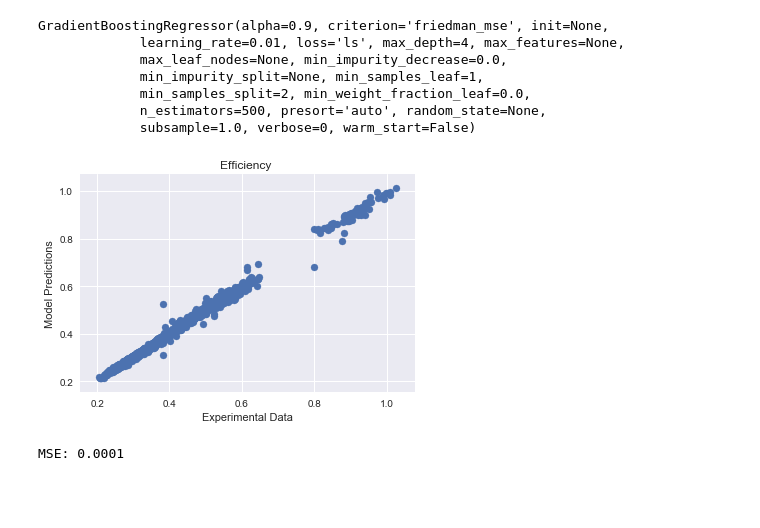
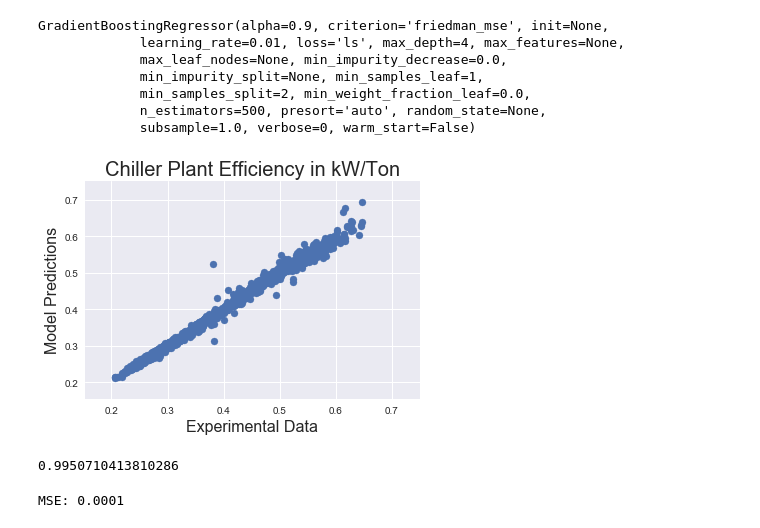
Before and after one commit to optichill/optichill, a Jupyter notebook: optichill/Decision-trees.ipynb, the cells around one changed output. Cells and saved outputs as stored; diff of their text form; code cells hidden in the pictures; blank space fills up the shorter version.

```diff
--- a/optichill/Decision-trees.ipynb
+++ b/optichill/Decision-trees.ipynb
@@ -191,13 +189,21 @@ y1 = clf.predict(xtest)
 # %%
 sns.set()
 plt.figure()
 plt.scatter(ytest, y1)
-plt.title("Efficiency ")
-plt.xlabel("Experimental Data")
-plt.ylabel("Model Predictions")
-plt.savefig('r2_values.png', bbox_inches='tight')
+fs = 20
+plt.title("Chiller Plant Efficiency in kW/Ton", fontsize=fs)
+plt.xlabel("Experimental Data", fontsize=fs-4)
+plt.ylabel("Model Predictions", fontsize=fs-4)
+plt.xlim(xmax=0.75)
+plt.ylim(ymax=0.75)
+plt.savefig('r2_values_limits.png', bbox_inches='tight')
 # %% [output]
-[figure, old version]
+[figure, new version]
+# %%
+test_score = r2_score(ytest, y1)
+test_score
+# %% [output]
+0.9950710413810286
 # %%
 mse = mean_squared_error(ytest, clf.predict(xtest))
 # %%
```
Also changed, not shown: parts of 3 cells of this notebook.
